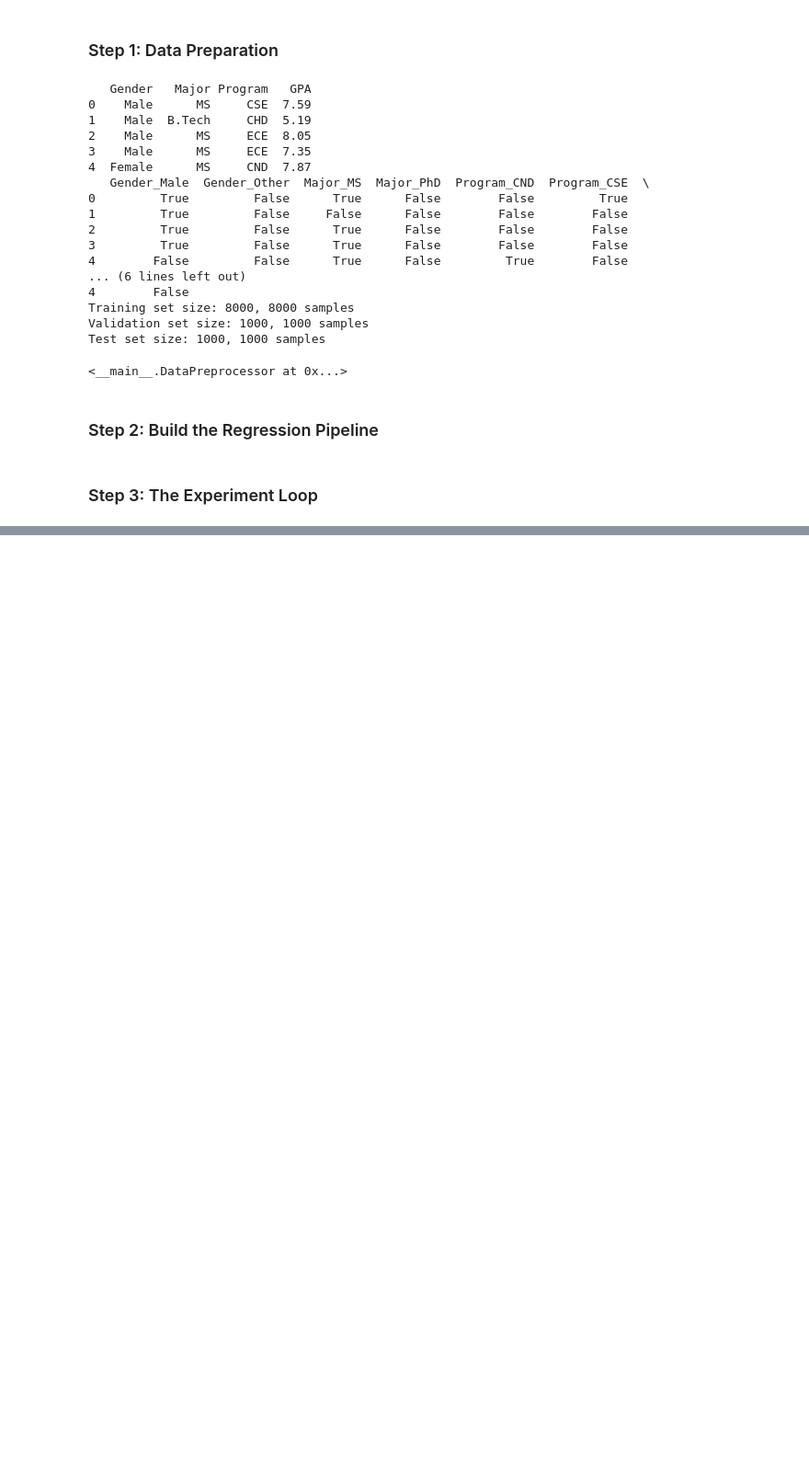
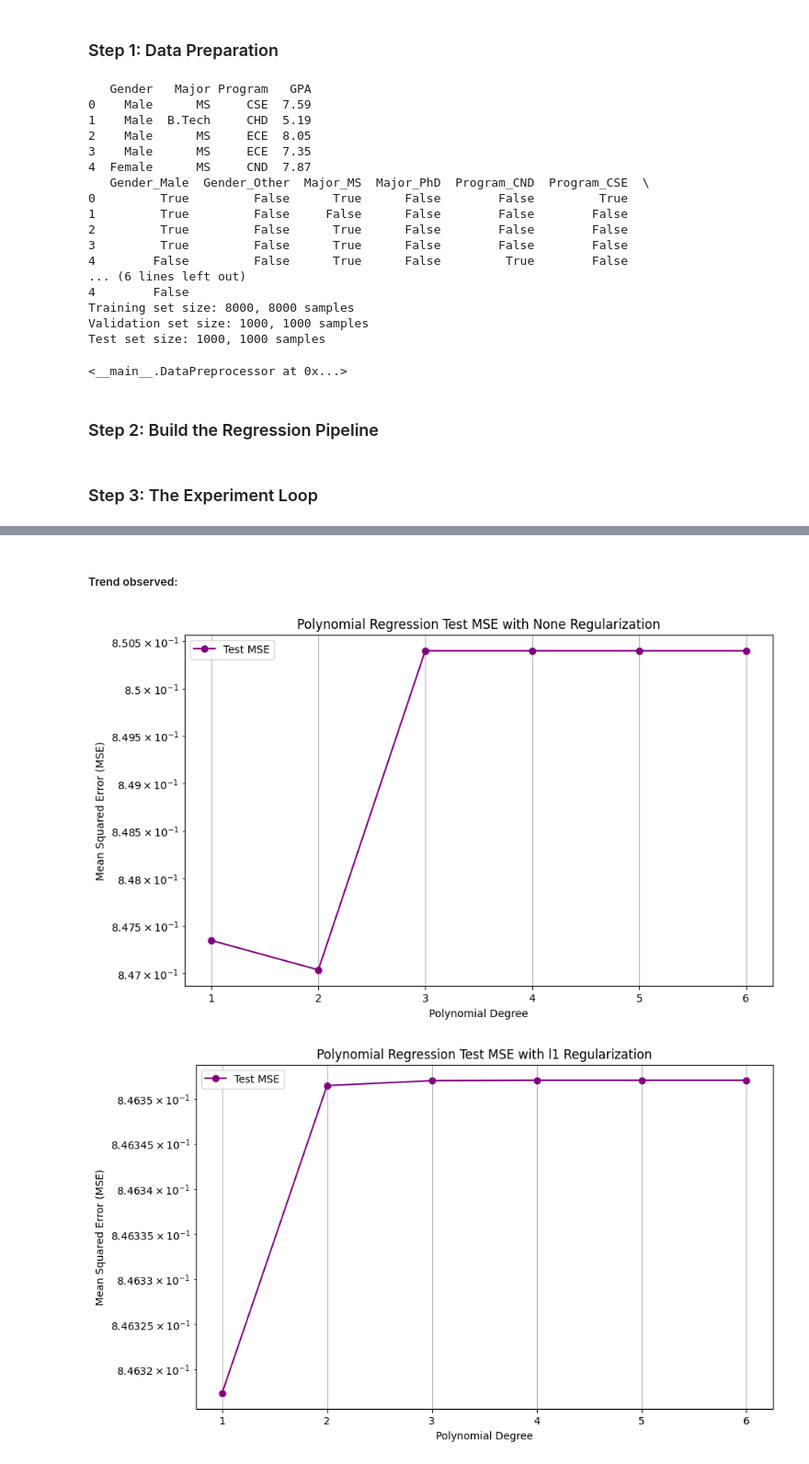
Before and after one commit to likhitbhogadi/smai-a2, a Jupyter notebook: a1_q3/a1_q3.ipynb, the cells around one changed output, grey strips where cells are left out. Shown at 92% size. Drawn from its saved outputs; the diff is of its cells as text; code cells hidden in the pictures; blank space fills up the shorter version.

```diff
--- a/a1_q3/a1_q3.ipynb
+++ b/a1_q3/a1_q3.ipynb
@@ -274,0 +337,35 @@ def run_poly_regression(X_train, y_train, X_val, y_val, X_test, y_test):
+# %% [markdown]
+##### Trend observed:
+# %%
+# Plot Degree vs MSE for each regularization type for test set
+
+def plot_test_results(results):
+    """
+    Plots Degree vs Test MSE for each regularization type.
+    Parameters:
+    - results: List of dictionaries containing results for each configuration.
+    """
+    # Convert results to DataFrame for easier plotting
+    results_df = pd.DataFrame(results)
+    for regularizer in ['None', 'l1', 'l2']:
+        subset = results_df[results_df['regularizer'] == regularizer]
+
+        plt.figure(figsize=(10, 6))
+        plt.plot(subset['degree'], subset['test_mse'], marker='o', label='Test MSE', color='purple')
+
+        plt.yscale('log')  # Use logarithmic scale for better visibility
+        plt.xlabel('Polynomial Degree')
+        plt.ylabel('Mean Squared Error (MSE)')
+        plt.title(f'Polynomial Regression Test MSE with {regularizer} Regularization')
+        plt.xticks(subset['degree'])
+        plt.legend()
+        plt.grid(True)
+        plt.show()
+# Plot the test results
+plot_test_results(results)
+# Print the test results in a tabular format for clarity
+results_df = pd.DataFrame(results).drop(columns=['train_mse', 'val_mse'])
+print(results_df)
+# %% [output]
+[figure, added]
+[figure, added]
```
Also changed, not shown: parts of 5 cells of this notebook.
